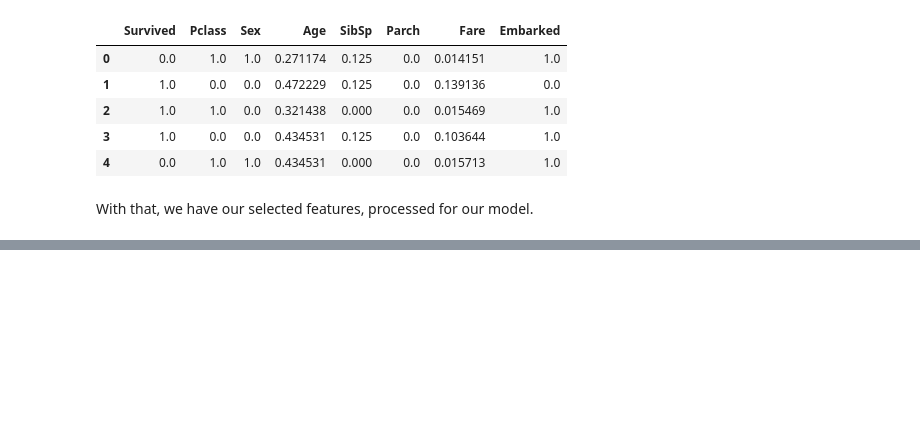
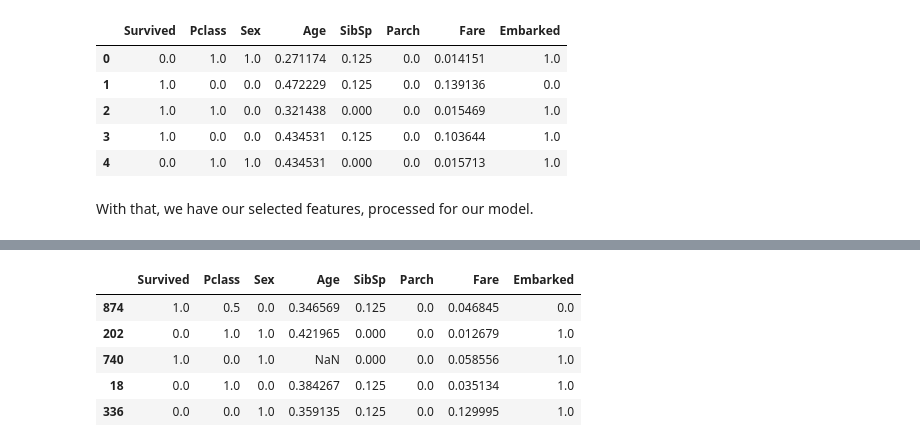
Before and after one commit to typekev/kaggle-titanic, a Jupyter notebook: Kaggle Titanic.ipynb, the cells around one changed output, grey strips where cells are left out. Saved outputs shown, nothing was run; the diff lists cells and outputs as text; code cells hidden in the pictures; blank space fills up the shorter version.

Commit message:
Refine model and begin evaluation

```diff
--- a/Kaggle Titanic.ipynb
+++ b/Kaggle Titanic.ipynb
@@ -6,9 +6,9 @@ I have already downloaded the data, and it can be found in the `./kaggle/input/t
 # %%
 import os
 
-data_dir = "kaggle/input/titanic/"
-if not os.path.exists(data_dir):
-    os.makedirs(data_dir)
+kaggle_input_dir = "kaggle/input/titanic/"
+if not os.path.exists(kaggle_input_dir):
+    os.makedirs(kaggle_input_dir)
 # %%
 [f"{kaggle_input_dir}{file}" for file in os.listdir(kaggle_input_dir)]
 # %% [output]
@@ -30,8 +31,8 @@ import matplotlib.pyplot as plt
 
 import sklearn.model_selection
 # %%
-train = pd.read_csv(os.path.join(data_dir, 'train.csv'))
-test = pd.read_csv(os.path.join(data_dir, 'test.csv'))
+train = pd.read_csv(os.path.join(kaggle_input_dir, 'train.csv'))
+test = pd.read_csv(os.path.join(kaggle_input_dir, 'test.csv'))
 # %%
 train.head(10)
 # %% [output]
@@ -346,3 +347,8 @@ model_data_dir = data_dir + "xgboost/"
 
 if not os.path.exists(model_data_dir):
     os.makedirs(model_data_dir)
+# %%
+from sklearn.model_selection import train_test_split
+complete_test_df = processed_test_df.copy()
+# split train into train and val
+complete_train_df, complete_val_df = train_test_split(processed_train_df, test_size=0.33)
@@ -348,0 +364,9 @@ if not os.path.exists(model_data_dir):
+# %%
+complete_train_df.head()
+# %% [output]
+|  | Survived | Pclass | Sex | Age | SibSp | Parch | Fare | Embarked |
+| 874 | 1.0 | 0.5 | 0.0 | 0.346569 | 0.125 | 0.0 | 0.046845 | 0.0 |
+| 202 | 0.0 | 1.0 | 1.0 | 0.421965 | 0.000 | 0.0 | 0.012679 | 1.0 |
+| 740 | 1.0 | 0.0 | 1.0 | NaN | 0.000 | 0.0 | 0.058556 | 1.0 |
+| 18 | 0.0 | 1.0 | 0.0 | 0.384267 | 0.125 | 0.0 | 0.035134 | 1.0 |
+| 336 | 0.0 | 0.0 | 1.0 | 0.359135 | 0.125 | 0.0 | 0.129995 | 1.0 |
```
Also changed, not shown: parts of 35 cells of this notebook, 5 other files.
